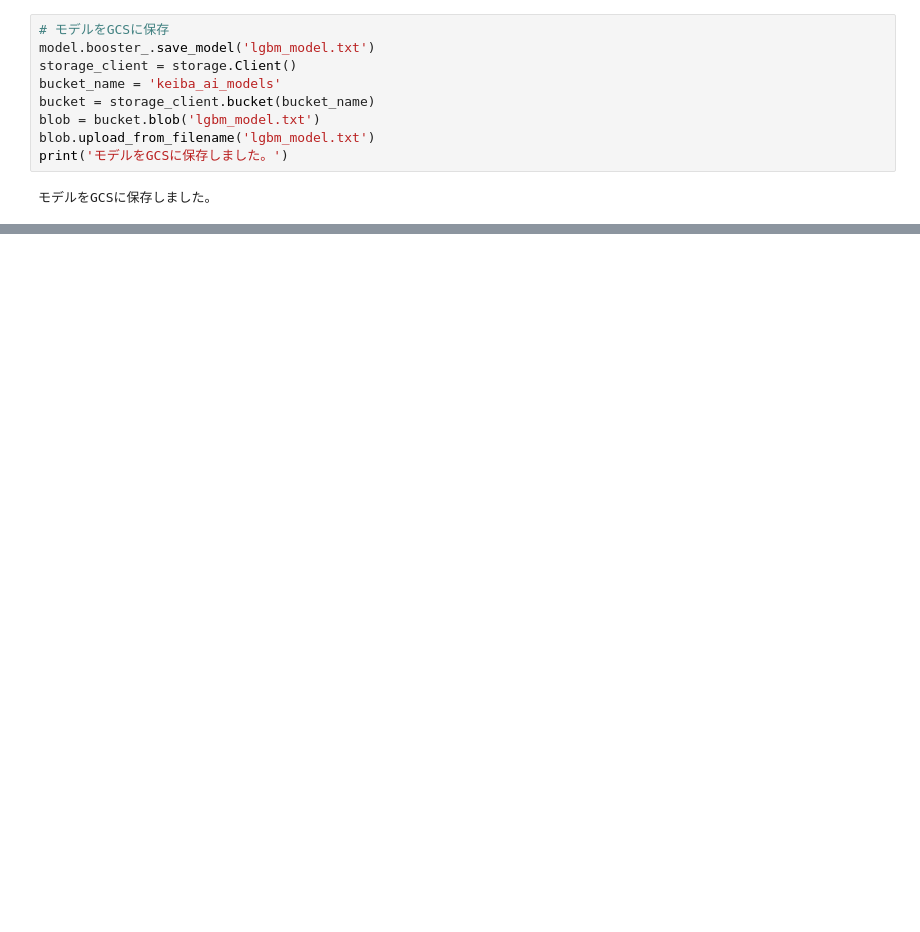
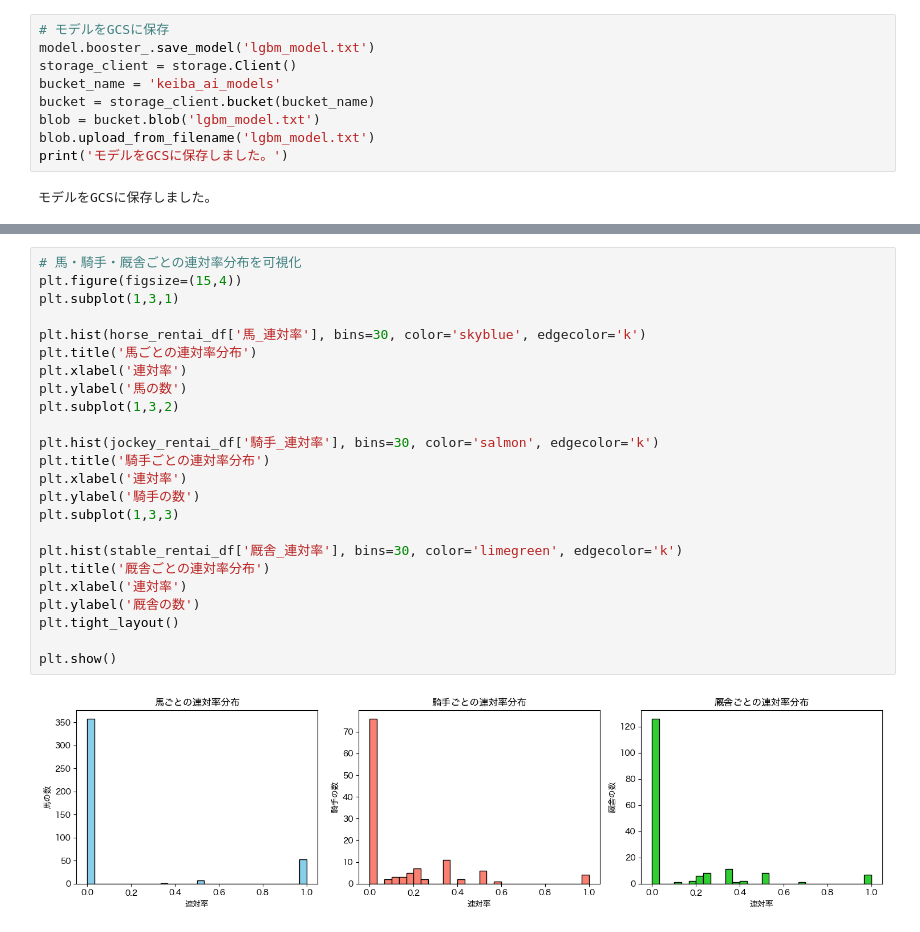
Before and after one commit to zumibanbanG/keiba_ai_app, a Jupyter notebook: app/keiba_science/src/keiba_science/eda.ipynb, the cells around one changed output, grey strips where cells are left out. Cells and saved outputs as stored; diff of their text form; blank space fills up the shorter version.

```diff
--- a/app/keiba_science/src/keiba_science/eda.ipynb
+++ b/app/keiba_science/src/keiba_science/eda.ipynb
@@ -236,0 +406,26 @@ print('モデルをGCSに保存しました。')
+# %%
+# 馬・騎手・厩舎ごとの連対率分布を可視化
+plt.figure(figsize=(15,4))
+plt.subplot(1,3,1)
+
+plt.hist(horse_rentai_df['馬_連対率'], bins=30, color='skyblue', edgecolor='k')
+plt.title('馬ごとの連対率分布')
+plt.xlabel('連対率')
+plt.ylabel('馬の数')
+plt.subplot(1,3,2)
+
+plt.hist(jockey_rentai_df['騎手_連対率'], bins=30, color='salmon', edgecolor='k')
+plt.title('騎手ごとの連対率分布')
+plt.xlabel('連対率')
+plt.ylabel('騎手の数')
+plt.subplot(1,3,3)
+
+plt.hist(stable_rentai_df['厩舎_連対率'], bins=30, color='limegreen', edgecolor='k')
+plt.title('厩舎ごとの連対率分布')
+plt.xlabel('連対率')
+plt.ylabel('厩舎の数')
+plt.tight_layout()
+
+plt.show()
+# %% [output]
+[figure, added]
```
Also changed, not shown: parts of 24 cells of this notebook, 3 other files.
